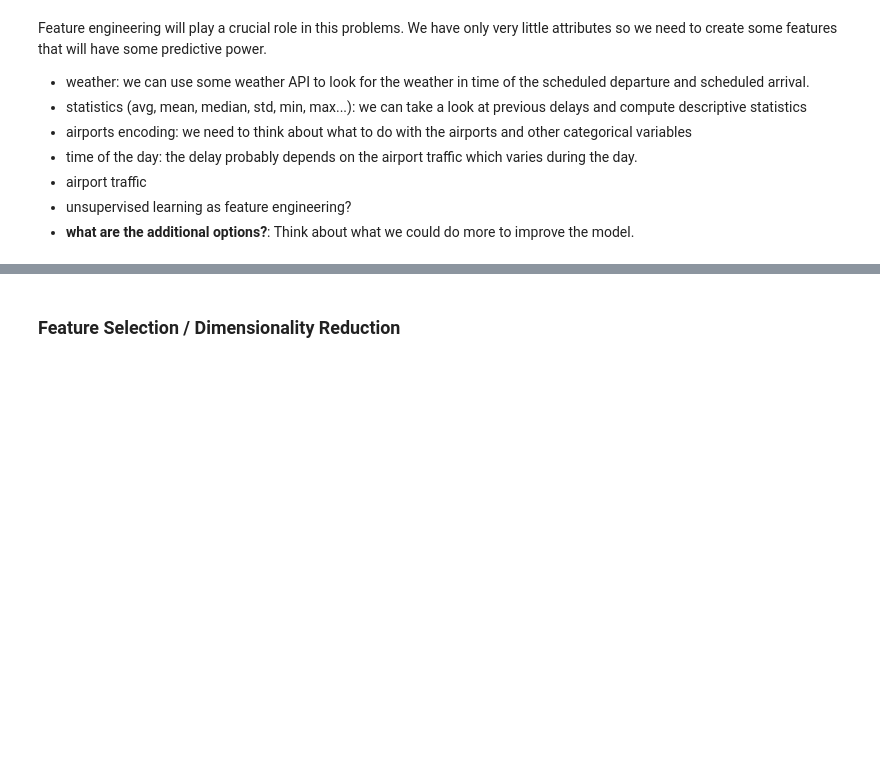
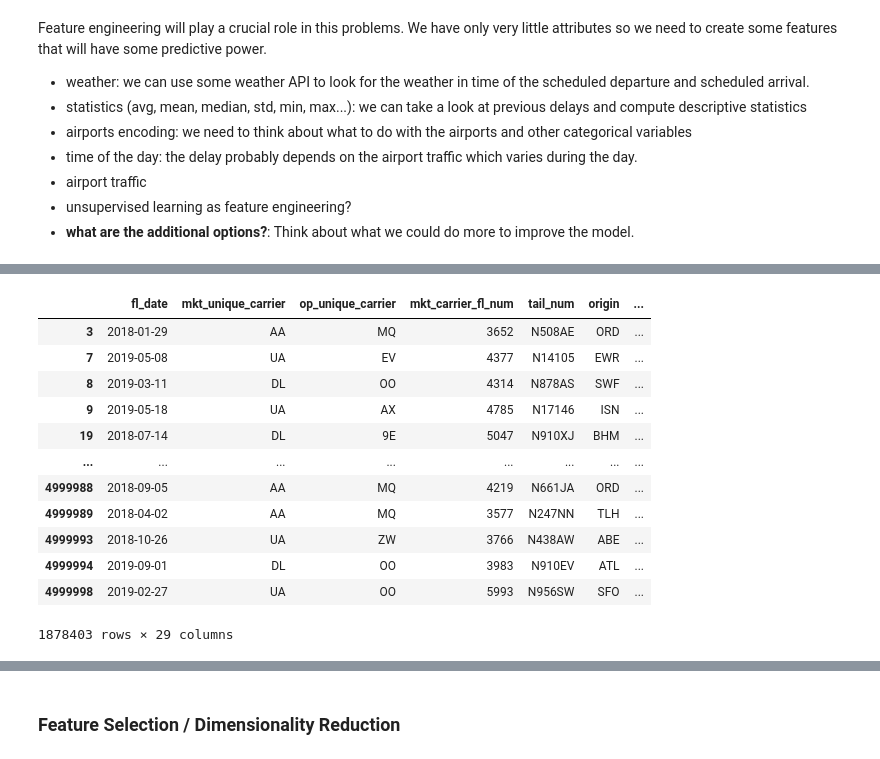
Before and after one commit to albina-m/LHL-Midterm-Flights, a Jupyter notebook: Albina-modeling.ipynb, the cells around one changed output, grey strips where cells are left out. Saved outputs shown, nothing was run; the diff lists cells and outputs as text; code cells hidden in the pictures; blank space fills up the shorter version.

```diff
--- a/Albina-modeling.ipynb
+++ b/Albina-modeling.ipynb
@@ -30,0 +157,2 @@ Feature engineering will play a crucial role in this problems. We have only very
+# %%
+df_flights = pd.read_csv('drive/MyDrive/training_data.csv')
@@ -30,0 +168,10 @@ Feature engineering will play a crucial role in this problems. We have only very
+# %%
+import datetime as dt
+df_flights['year'] = pd.DatetimeIndex(df_flights['fl_date']).year
+df_flights['month'] = pd.DatetimeIndex(df_flights['fl_date']).month
+df_flights['day'] = pd.DatetimeIndex(df_flights['fl_date']).day
+df_flights['week'] = pd.to_datetime(df_flights['fl_date']).dt.isocalendar().week
+df_flights['crs_dep_hour'] = (df_flights['crs_dep_time'] // 100)
+df_flights['crs_arr_hour'] = (df_flights['crs_arr_time'] // 100)
+
+df_flights.head()
@@ -30,0 +193,17 @@ Feature engineering will play a crucial role in this problems. We have only very
+# %%
+#short = 0, medium = 1, long = 2
+df_flights['flight_length'] = np.select (
+    [
+     (df_flights['distance'] < 800),
+     (df_flights['distance'].between(800, 2200, inclusive=False)),
+     (df_flights['distance'] >=2200)
+    ],
+    [
+     'short',
+     'medium',
+     'long'
+    ]
+                                    )
+df_flights = pd.concat([df_flights,pd.get_dummies(df_flights['flight_length'], prefix = 'flight_haul')], axis = 1)
+print(df_flights.shape)
+df_flights.head()
@@ -30,0 +218,16 @@ Feature engineering will play a crucial role in this problems. We have only very
+# %%
+df_flights[~(df_flights['mkt_unique_carrier'] == df_flights['op_unique_carrier'])]
+# %% [output]
+|  | fl_date | mkt_unique_carrier | op_unique_carrier | mkt_carrier_fl_num | tail_num | origin | ... |
+| 3 | 2018-01-29 | AA | MQ | 3652 | N508AE | ORD | ... |
+| 7 | 2019-05-08 | UA | EV | 4377 | N14105 | EWR | ... |
+| 8 | 2019-03-11 | DL | OO | 4314 | N878AS | SWF | ... |
+| 9 | 2019-05-18 | UA | AX | 4785 | N17146 | ISN | ... |
+| 19 | 2018-07-14 | DL | 9E | 5047 | N910XJ | BHM | ... |
+| ... | ... | ... | ... | ... | ... | ... | ... |
+| 4999988 | 2018-09-05 | AA | MQ | 4219 | N661JA | ORD | ... |
+| 4999989 | 2018-04-02 | AA | MQ | 3577 | N247NN | TLH | ... |
+| 4999993 | 2018-10-26 | UA | ZW | 3766 | N438AW | ABE | ... |
+| 4999994 | 2019-09-01 | DL | OO | 3983 | N910EV | ATL | ... |
+| 4999998 | 2019-02-27 | UA | OO | 5993 | N956SW | SFO | ... |
+1878403 rows × 29 columns
```
Also changed, not shown: parts of 27 cells of this notebook.
